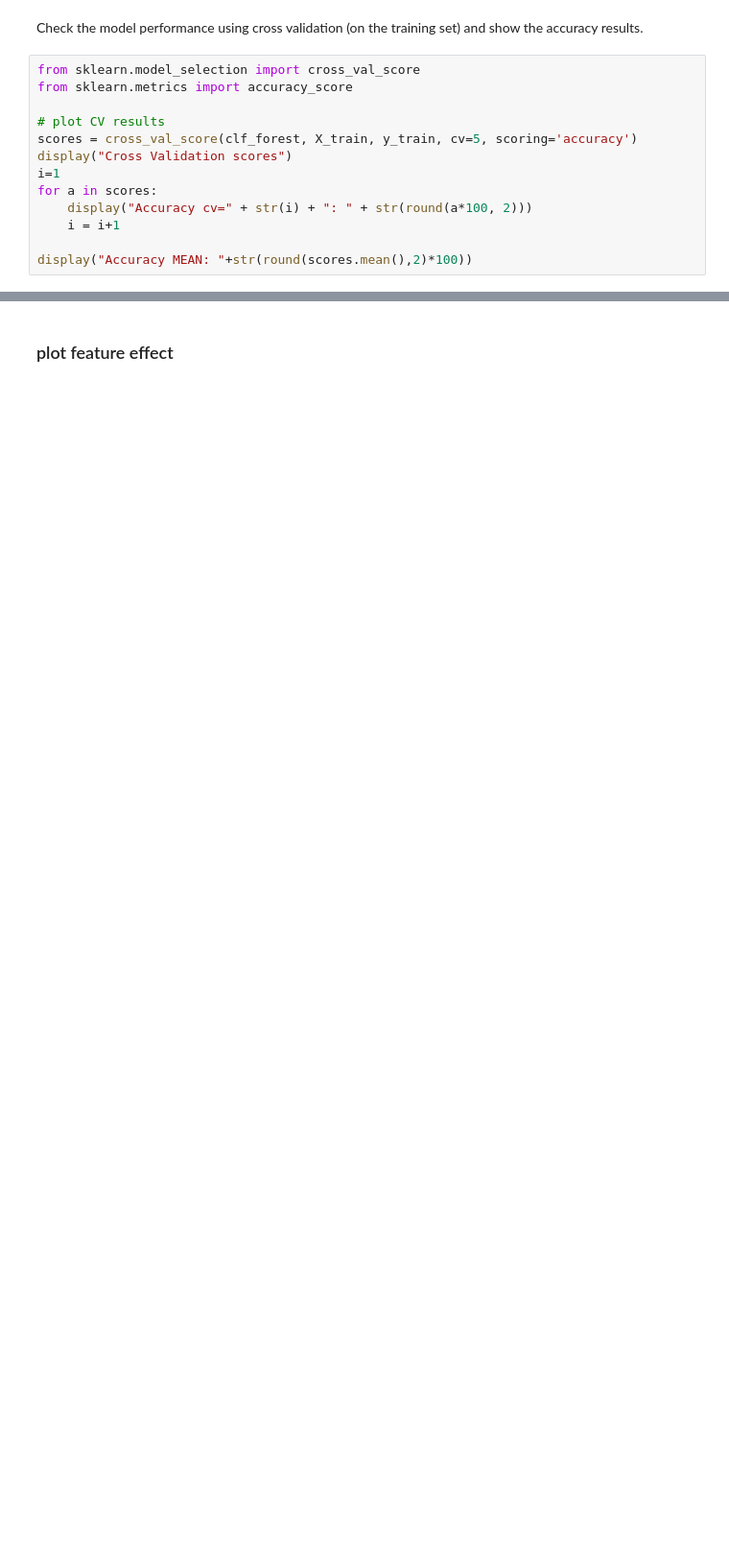
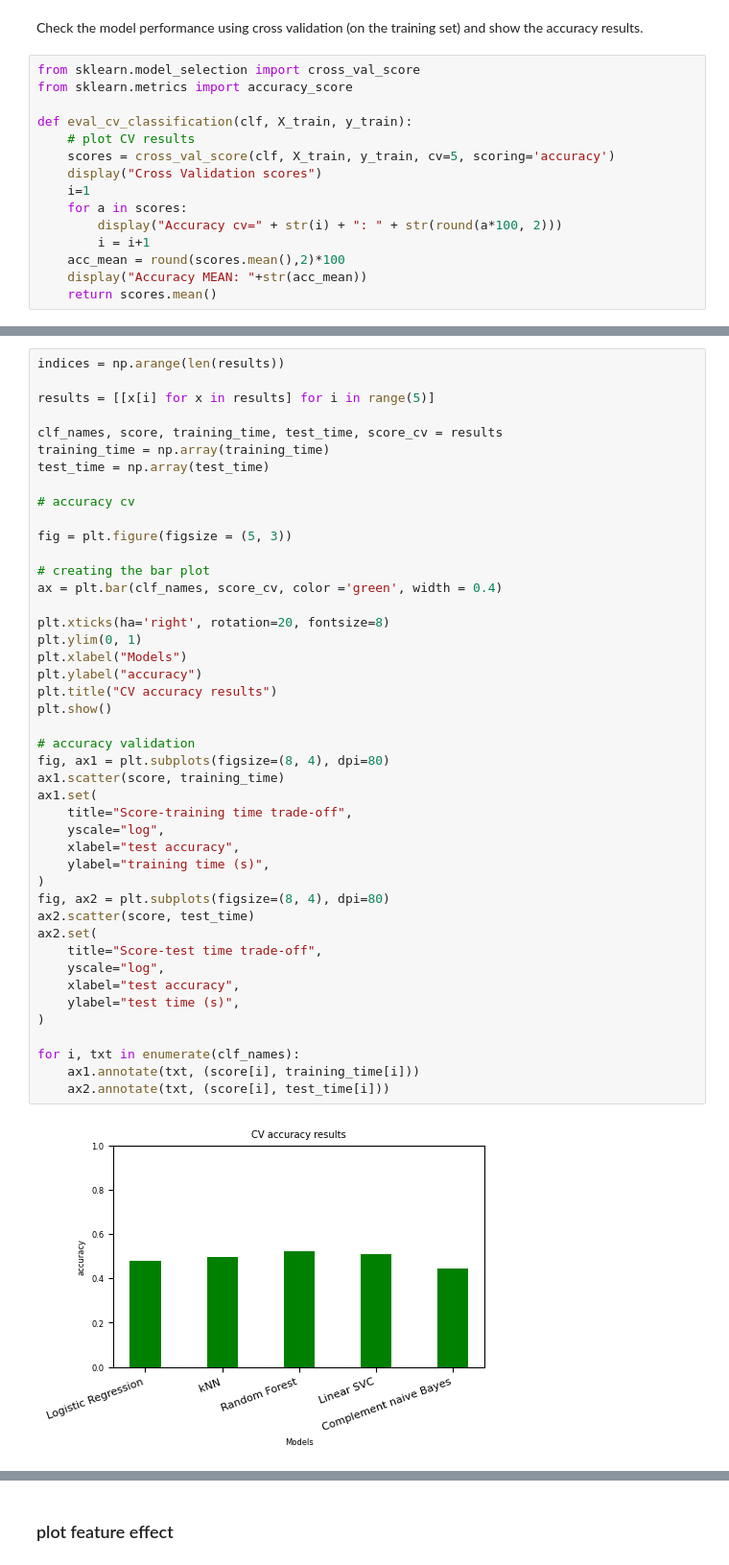
Before and after one commit to giemsei/dssc-ml, a Jupyter notebook: preprocessing.ipynb, the cells around one changed output, grey strips where cells are left out. Shown at 96% size. Cells and saved outputs as stored; diff of their text form; blank space fills up the shorter version.

Commit message:
Added fixed preprocessing and deep learning test

```diff
--- a/preprocessing.ipynb
+++ b/preprocessing.ipynb
@@ -162,12 +265,14 @@ Check the model performance using cross validation (on the training set) and sho
 from sklearn.model_selection import cross_val_score
 from sklearn.metrics import accuracy_score
 
-# plot CV results
-scores = cross_val_score(clf_forest, X_train, y_train, cv=5, scoring='accuracy')
-display("Cross Validation scores")
-i=1
-for a in scores:
-    display("Accuracy cv=" + str(i) + ": " + str(round(a*100, 2)))
-    i = i+1
-
-display("Accuracy MEAN: "+str(round(scores.mean(),2)*100))
+def eval_cv_classification(clf, X_train, y_train):
+    # plot CV results
+    scores = cross_val_score(clf, X_train, y_train, cv=5, scoring='accuracy')
+    display("Cross Validation scores")
+    i=1
+    for a in scores:
+        display("Accuracy cv=" + str(i) + ": " + str(round(a*100, 2)))
+        i = i+1
+    acc_mean = round(scores.mean(),2)*100
+    display("Accuracy MEAN: "+str(acc_mean))
+    return scores.mean()
@@ -198,0 +397,46 @@ array([[159,   0,   1],
+# %%
+indices = np.arange(len(results))
+
+results = [[x[i] for x in results] for i in range(5)]
+
+clf_names, score, training_time, test_time, score_cv = results
+training_time = np.array(training_time)
+test_time = np.array(test_time)
+
+# accuracy cv
+
+fig = plt.figure(figsize = (5, 3))
+
+# creating the bar plot
+ax = plt.bar(clf_names, score_cv, color ='green', width = 0.4)
+
+plt.xticks(ha='right', rotation=20, fontsize=8)
+plt.ylim(0, 1)
+plt.xlabel("Models")
+plt.ylabel("accuracy")
+plt.title("CV accuracy results")
+plt.show()
+
+# accuracy validation
+fig, ax1 = plt.subplots(figsize=(8, 4), dpi=80)
+ax1.scatter(score, training_time)
+ax1.set(
+    title="Score-training time trade-off",
+    yscale="log",
+    xlabel="test accuracy",
+    ylabel="training time (s)",
+)
+fig, ax2 = plt.subplots(figsize=(8, 4), dpi=80)
+ax2.scatter(score, test_time)
+ax2.set(
+    title="Score-test time trade-off",
+    yscale="log",
+    xlabel="test accuracy",
+    ylabel="test time (s)",
+)
+
+for i, txt in enumerate(clf_names):
+    ax1.annotate(txt, (score[i], training_time[i]))
+    ax2.annotate(txt, (score[i], test_time[i]))
+# %% [output]
+[figure, added]
```
Also changed, not shown: parts of 34 cells of this notebook, 1 other file.
